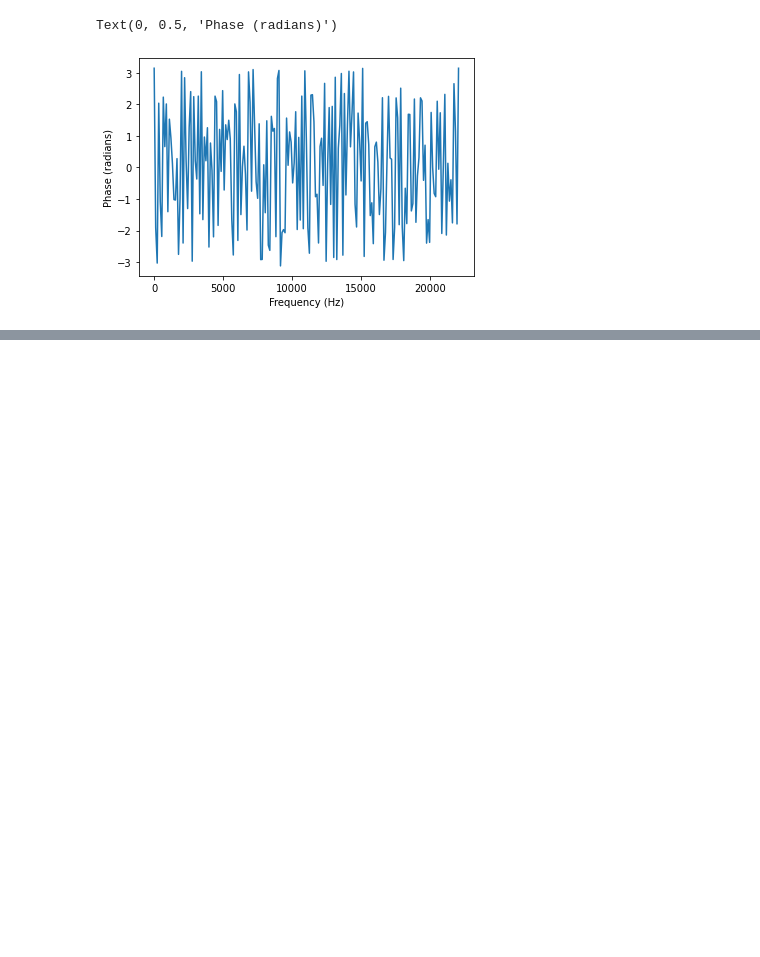
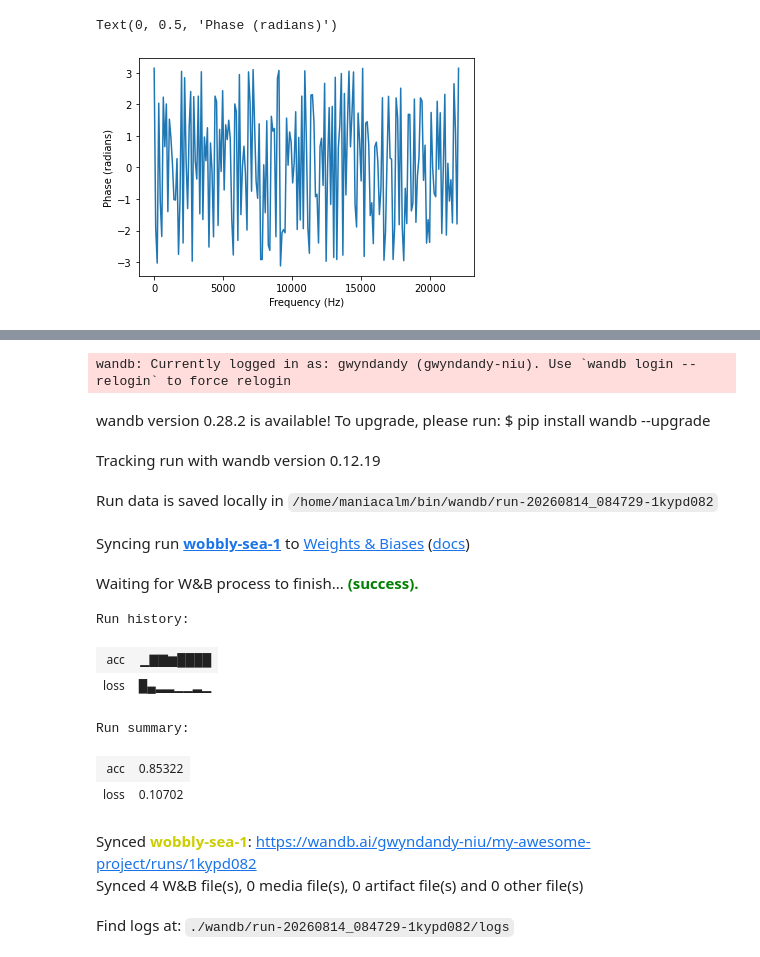
Before and after one commit to Gwynndandy/VQVAE-studies, a Jupyter notebook: scratch.ipynb, the cells around one changed output, grey strips where cells are left out. Drawn from its saved outputs; the diff is of its cells as text; code cells hidden in the pictures; blank space fills up the shorter version.

```diff
--- a/scratch.ipynb
+++ b/scratch.ipynb
@@ -202,0 +361,48 @@ Text(0, 0.5, 'Phase (radians)')
+# %%
+import random
+
+import wandb
+
+# Start a new wandb run to track this script.
+run = wandb.init(
+    # Set the wandb entity where your project will be logged (generally your team name).
+    entity="gwyndandy-niu",
+    # Set the wandb project where this run will be logged.
+    project="my-awesome-project",
+    # Track hyperparameters and run metadata.
+    config={
+        "learning_rate": 0.02,
+        "architecture": "CNN",
+        "dataset": "CIFAR-100",
+        "epochs": 10,
+    },
+)
+
+# Simulate training.
+epochs = 10
+offset = random.random() / 5
+for epoch in range(2, epochs):
+    acc = 1 - 2**-epoch - random.random() / epoch - offset
+    loss = 2**-epoch + random.random() / epoch + offset
+
+    # Log metrics to wandb.
+    run.log({"acc": acc, "loss": loss})
+
+# Finish the run and upload any remaining data.
+run.finish()
+# %% [output]
+wandb: Currently logged in as: gwyndandy (gwyndandy-niu). Use `wandb login --relogin` to force relogin
+wandb version 0.28.2 is available! To upgrade, please run: $ pip install wandb --upgrade
+Tracking run with wandb version 0.12.19
+Run data is saved locally in /home/maniacalm/bin/wandb/run-20260814_084729-1kypd082
+Syncing run wobbly-sea-1 to Weights & Biases (docs)
+Waiting for W&B process to finish... (success).
+Run history:
+| acc | ▁▇▇▆████ |
+| loss | █▄▂▂▁▁▂▁ |
+Run summary:
+| acc | 0.85322 |
+| loss | 0.10702 |
+Synced wobbly-sea-1: https://wandb.ai/gwyndandy-niu/my-awesome-project/runs/1kypd082
+Synced 4 W&B file(s), 0 media file(s), 0 artifact file(s) and 0 other file(s)
+Find logs at: ./wandb/run-20260814_084729-1kypd082/logs
```
Also changed, not shown: parts of 4 cells of this notebook, 1 other file.
